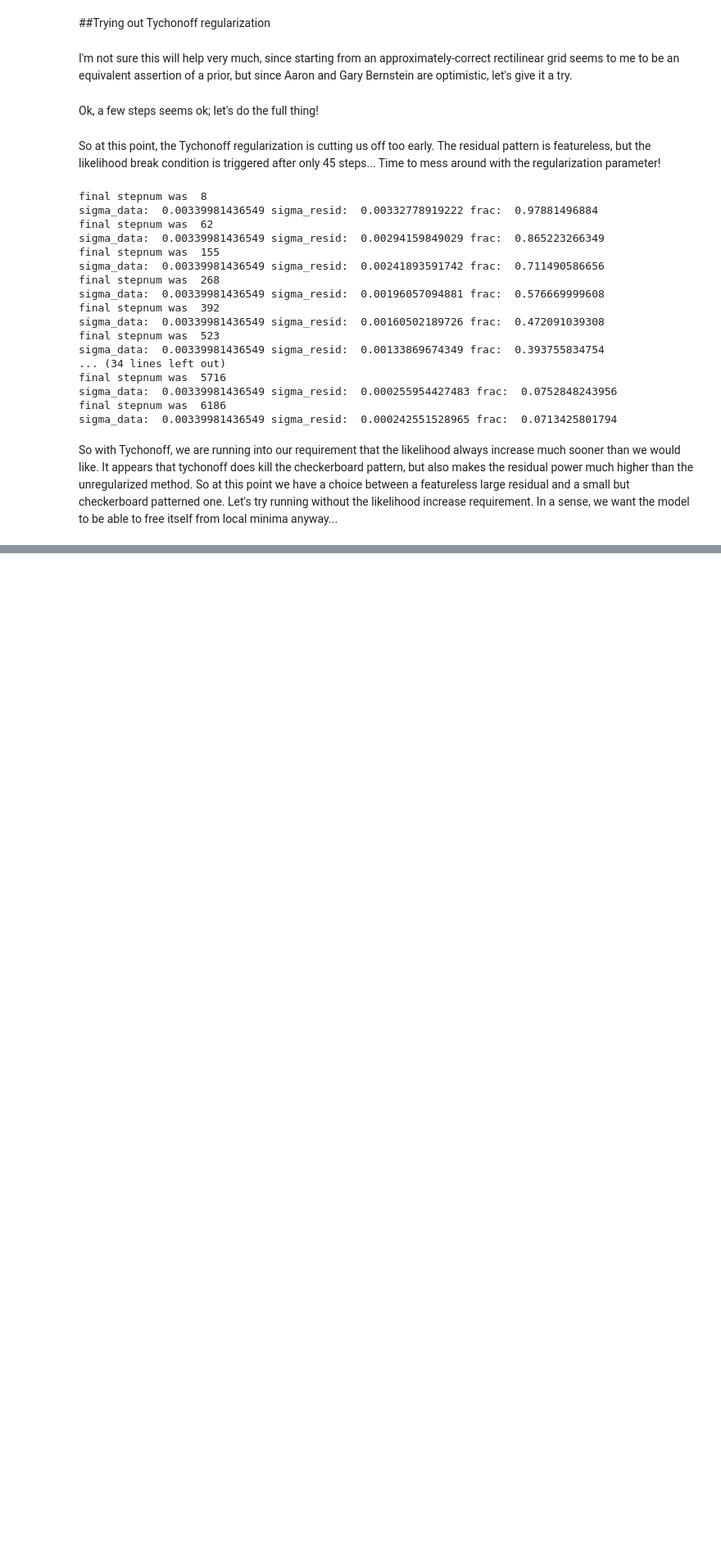
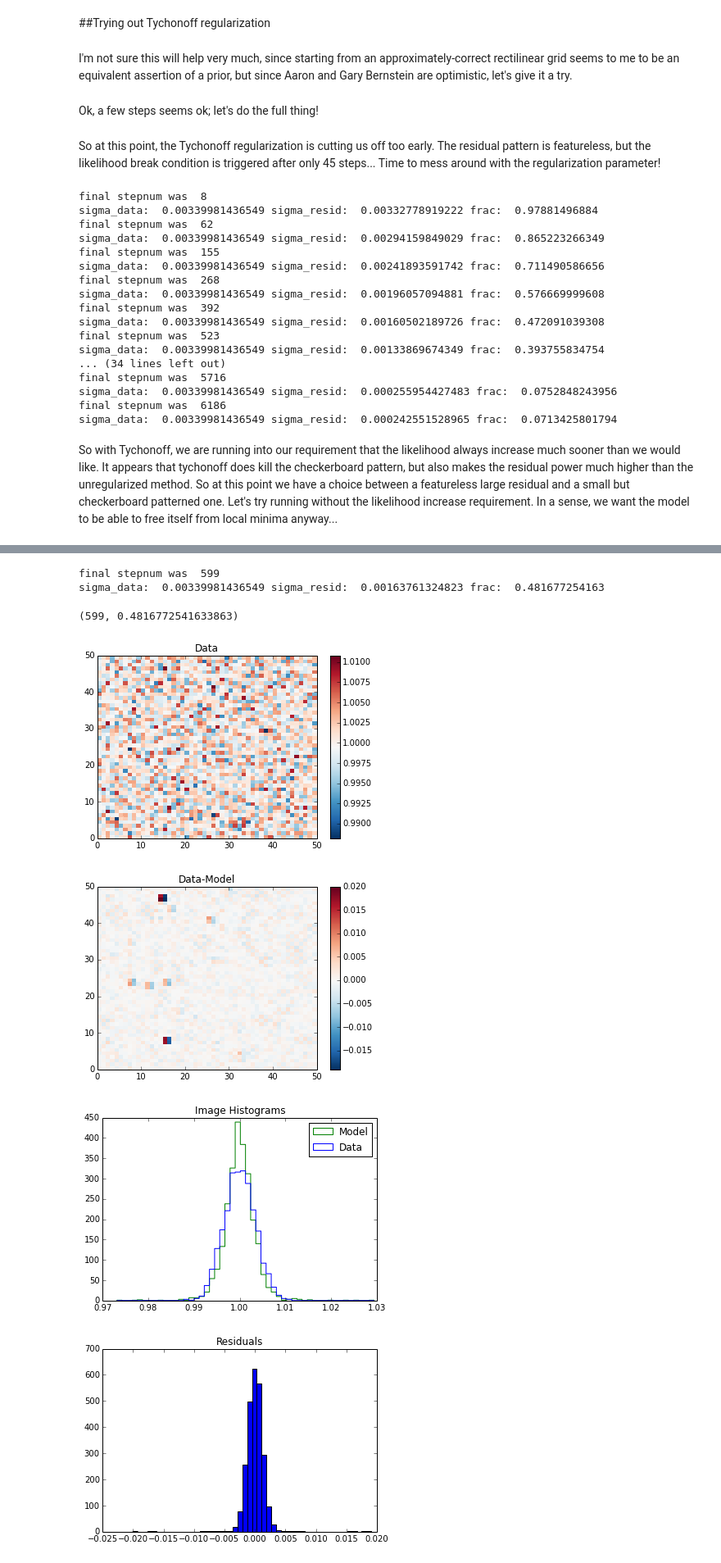
Before and after one commit to cpadavis/weak_sauce, a Jupyter notebook: notebooks/testing_tychonoff.ipynb, the cells around one changed output, grey strips where cells are left out. Shown: that part at 82% size. Drawn from its saved outputs; the diff is of its cells as text; code cells hidden in the pictures; blank space fills up the shorter version.

```diff
--- a/notebooks/testing_tychonoff.ipynb
+++ b/notebooks/testing_tychonoff.ipynb
@@ -113,0 +113,10 @@ Still not looking great, but TBC...
+# %%
+doTest(600,.025)
+# %% [output]
+final stepnum was  599
+sigma_data:  0.00339981436549 sigma_resid:  0.00163761324823 frac:  0.481677254163
+(599, 0.4816772541633863)
+[figure, added]
+[figure, added]
+[figure, added]
+[figure, added]
```
Also changed, not shown: parts of 5 cells of this notebook, 1 other file.
